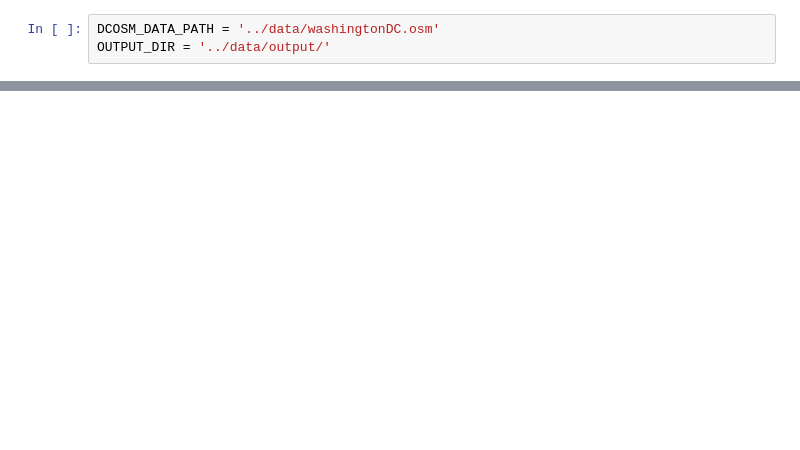
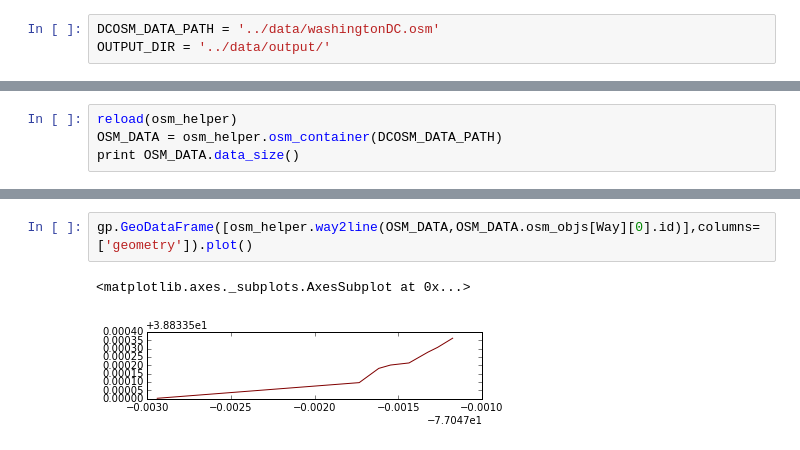
Before and after one commit to JHWu92/Cycling-Safe, a Jupyter notebook: OSM/DC OSM Tags Distribution.ipynb, the cells around one changed output, grey strips where cells are left out. Drawn from its saved outputs; the diff is of its cells as text; blank space fills up the shorter version.

```diff
--- a/OSM/DC OSM Tags Distribution.ipynb
+++ b/OSM/DC OSM Tags Distribution.ipynb
@@ -44,0 +17,4 @@ def get_osm_relation_by_id(oid):
+# %%
+reload(osm_helper)
+OSM_DATA = osm_helper.osm_container(DCOSM_DATA_PATH)
+print OSM_DATA.data_size()
@@ -44,0 +32,5 @@ def get_osm_relation_by_id(oid):
+# %%
+gp.GeoDataFrame([osm_helper.way2line(OSM_DATA,OSM_DATA.osm_objs[Way][0].id)],columns=['geometry']).plot()
+# %% [output]
+<matplotlib.axes._subplots.AxesSubplot at 0x...>
+[figure, added]
```
Also changed, not shown: parts of 14 cells of this notebook.
